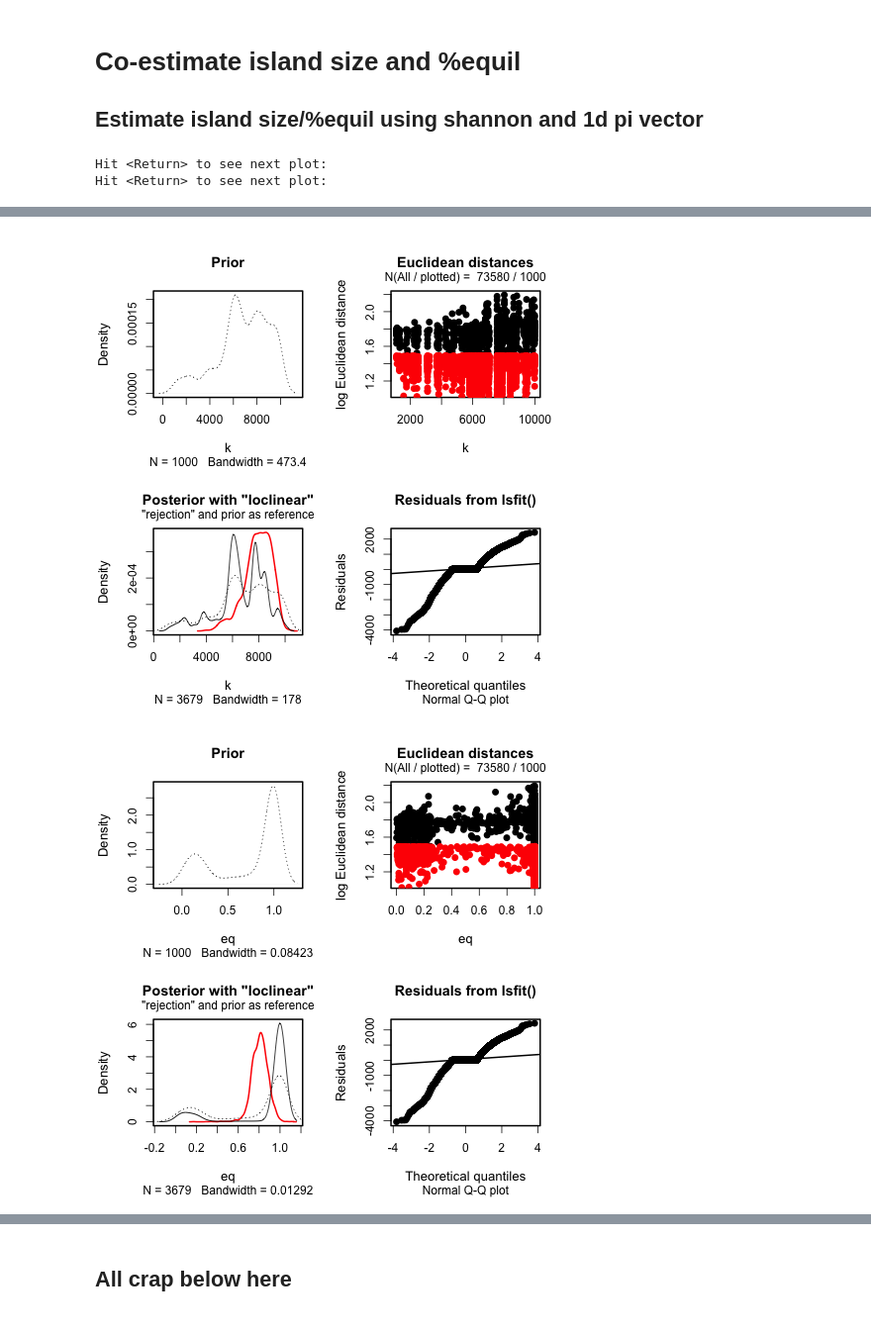
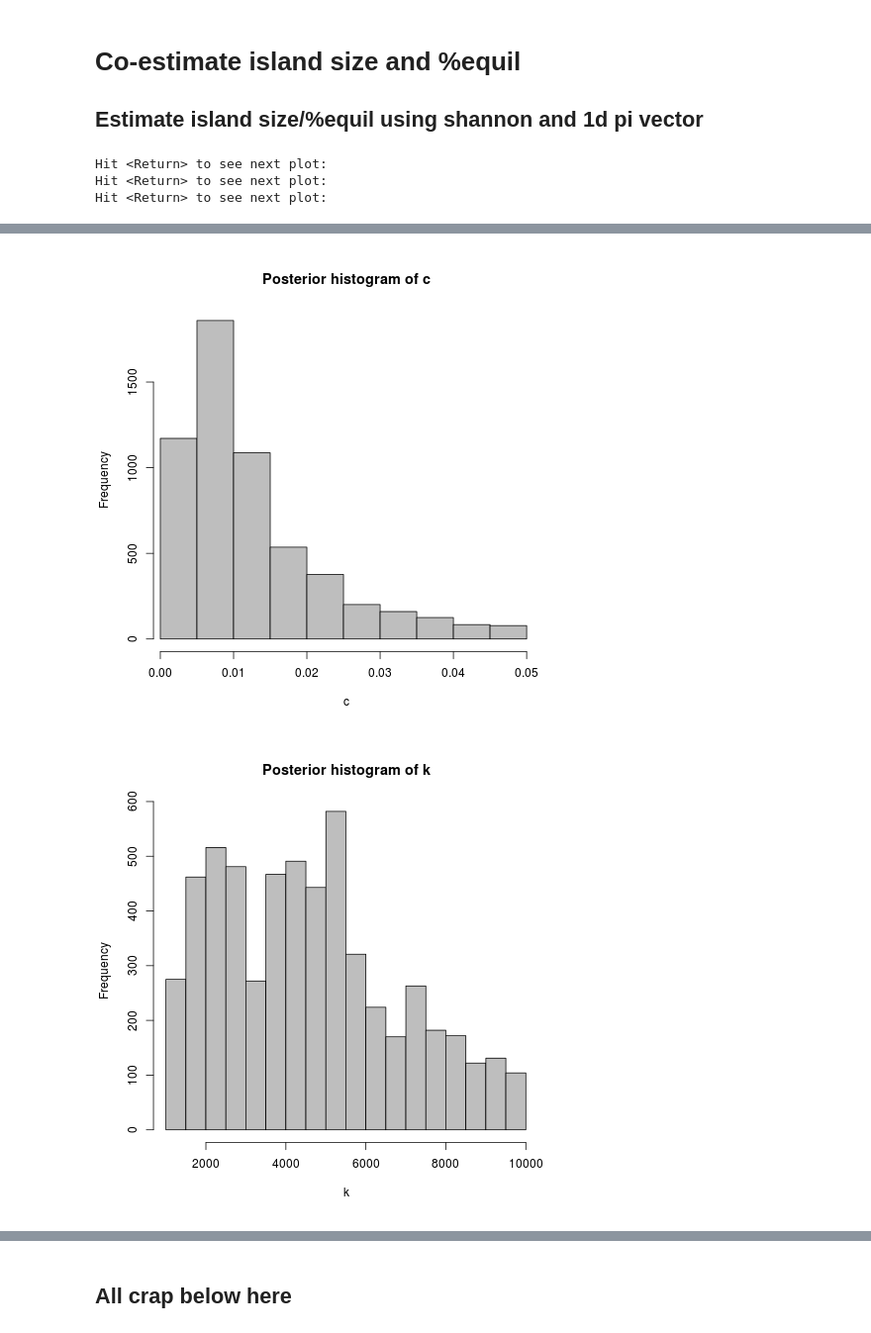
Before and after one commit to isaacovercast/gimmeSAD, a Jupyter notebook: ipython-notebooks/spider_postflight.ipynb, the cells around one changed output, grey strips where cells are left out. Shown: that part at 99% size. Cells and saved outputs as stored; diff of their text form; code cells hidden in the pictures.

```diff
--- a/ipython-notebooks/spider_postflight.ipynb
+++ b/ipython-notebooks/spider_postflight.ipynb
@@ -300,6 +278,9 @@ Prediction error based on a cross-validation sample of 100
 # %%
 %%R
-res.abc = abc(target=OBS[2:11], param=data.frame(shan=PRIOR[,"shannon"]), sumstat=PRIOR[,8:17], tol=0.05, method="loclinear")
+## w/o 'veil line'
+res.abc = abc(target=OBS[2:11], param=data.frame(shan=PRIOR[,"shannon"]), sumstat=PRIOR[,8:17], tol=0.003, method="loclinear")
+## w/ veil line
+#res.abc = abc(target=OBS[3:11], param=data.frame(shan=PRIOR[,"shannon"]), sumstat=PRIOR[,9:17], tol=0.05, method="loclinear")
 print(summary(res.abc))
 hist(res.abc, true=3.737537, cap="", breaks=10)
 #plot(res.abc, param=PRIOR[,"shannon"])
@@ -344,10 +326,11 @@ We can fake this by just dropping the singleton bin, here's the code w/o the vei
 `res.abc = abc(target=OBS[2:11], param=data.frame(eq=PRIOR[,"X.equil"]), sumstat=PRIOR[,8:17], tol=0.05, method="neuralnet")`
 # %%
 %%R
-res.abc = abc(target=OBS[3:11], param=data.frame(eq=PRIOR[,"X.equil"]), sumstat=PRIOR[,9:17], tol=0.01, method="neuralnet")
+res.abc = abc(target=OBS[3:11], param=data.frame(eq=PRIOR[,"X.equil"]), sumstat=PRIOR[,9:17], tol=0.001, method="loclinear")
 print(summary(res.abc))
 #print(res.abc$ss)
 hist(res.abc)
-hist(res.abc$dist)
-plot(res.abc, param=PRIOR[,"X.equil"])
+hist(res.abc$adj.values)
+#hist(res.abc$dist)
+#plot(res.abc, param=PRIOR[,"X.equil"])
 # %% [output]
@@ -443,9 +454,9 @@ Prediction error based on a cross-validation sample of 100
 # %%
 %%R
-res.abc = abc(target=OBS[,1], param=data.frame(eq=PRIOR[,"X.equil"]), sumstat=PRIOR[,7], tol=0.005, method="loclinear")
+res.abc = abc(target=OBS[,1], param=data.frame(eq=PRIOR[,"X.equil"]), sumstat=PRIOR[,7], tol=0.001, method="loclinear")
 print(summary(res.abc))
-#hist(res.abc)
-plot(res.abc, param=PRIOR[,"X.equil"])
+hist(res.abc)
+#plot(res.abc, param=PRIOR[,"X.equil"])
 # %% [output]
 Call:
 abc(target = OBS[, 1], param = data.frame(eq = PRIOR[, "X.equil"]),
@@ -484,7 +495,7 @@ Prediction error based on a cross-validation sample of 50
 [figure]
 # %%
 %%R
-res.abc = abc(target=OBS, param=data.frame(eq=PRIOR[,"K"]), sumstat=PRIOR[,7:17], tol=0.05, method="loclinear")
+res.abc = abc(target=OBS, param=data.frame(eq=PRIOR[,"K"]), sumstat=PRIOR[,7:17], tol=0.005, method="loclinear")
 print(summary(res.abc))
 #hist(res.abc)
 plot(res.abc, param=PRIOR[,"K"])
@@ -518,11 +529,13 @@ print(summary(cv.res.reg))
 plot(cv.res.reg)
 # %%
 %%R
-res.abc = abc(target=OBS, param=data.frame(k=PRIOR[,"K"], eq=PRIOR[,"X.equil"]), sumstat=PRIOR[,7:17], tol=0.05, method="loclinear")
+res.abc = abc(target=OBS[1:11], param=data.frame(c=PRIOR[,"c"], k=PRIOR[,"K"], eq=PRIOR[,"X.equil"]), sumstat=PRIOR[,7:17], hcorr=FALSE, tol=0.005, method="rejection")
 print(summary(res.abc))
-#hist(res.abc)
-plot(res.abc, param=data.frame(k=PRIOR[,"K"], eq=PRIOR[,"X.equil"]))
+hist(res.abc)
+
+#plot(res.abc, param=data.frame(k=PRIOR[,"K"], eq=PRIOR[,"X.equil"]))
 # %% [output]
 Hit <Return> to see next plot:
 Hit <Return> to see next plot:
+Hit <Return> to see next plot:
 Call:
@@ -545,2 +558,2 @@ Max.:                  1.038035e+04 1.116049e+00
-[figure, old version]
+[figure, new version]
-[figure, old version]
+[figure, new version]
```
Also changed, not shown: parts of 18 cells of this notebook, 2 other files.
